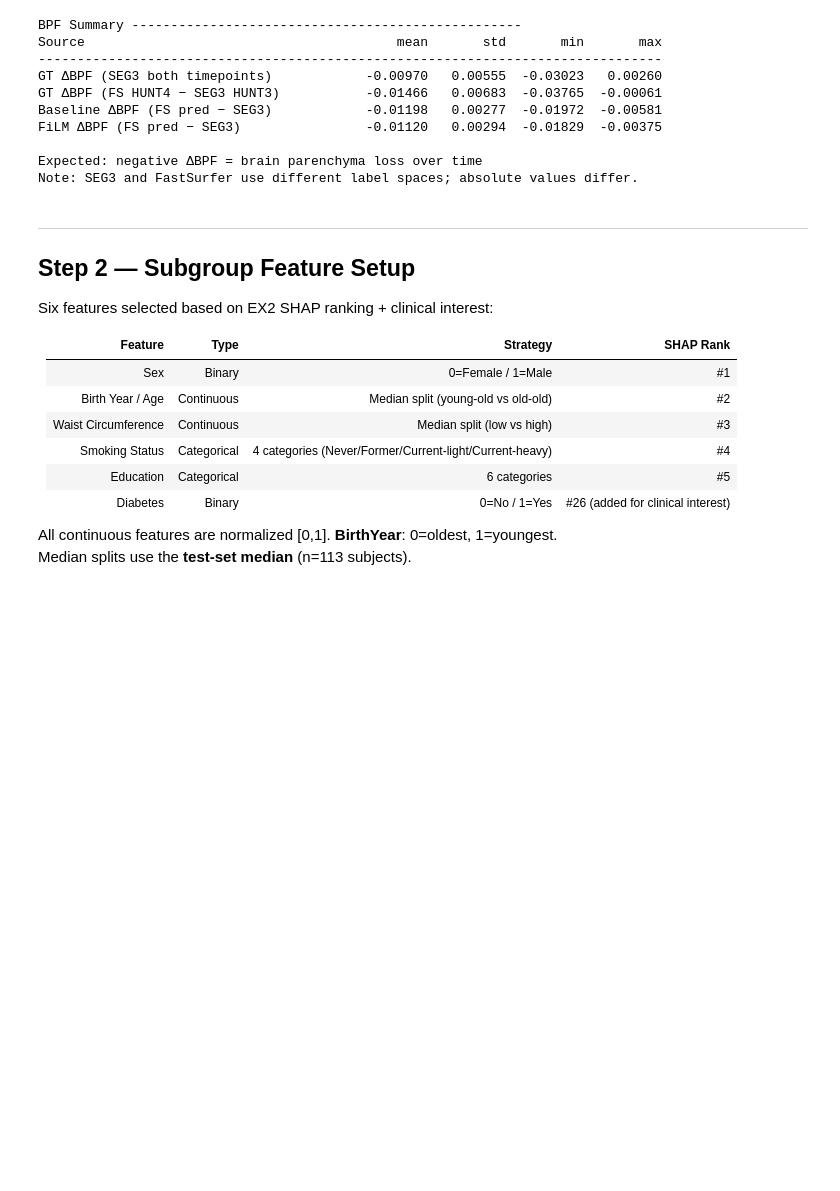
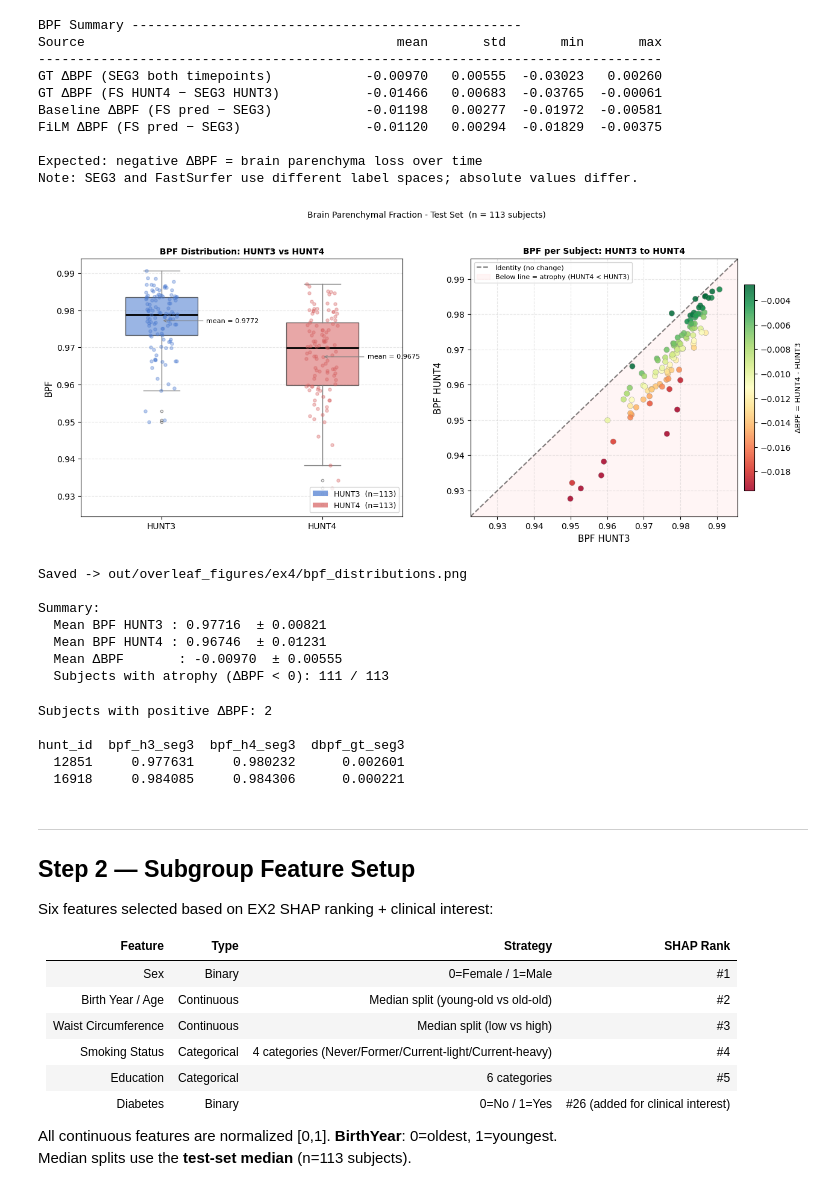
Before and after one commit to flippi321/NTNU-Master-project, a Jupyter notebook: EX4_subsets.ipynb, the cells around one changed output. Drawn from its saved outputs; the diff is of its cells as text; code cells hidden in the pictures; blank space fills up the shorter version.

```diff
--- a/EX4_subsets.ipynb
+++ b/EX4_subsets.ipynb
@@ -204,7 +204,7 @@ fig, axes = plt.subplots(1, 2, figsize=(13, 5.5))
 ax = axes[0]
 bp = ax.boxplot(
     [valid_bpf['bpf_h3_seg3'].values, valid_bpf['bpf_h4_seg3'].values],
-    labels=['HUNT3\n(baseline)', 'HUNT4\n(follow-up)'],
+    labels=['HUNT3', 'HUNT4'],
     patch_artist=True, widths=0.45,
     flierprops=dict(marker='o', markersize=3, alpha=0.4),
     medianprops=dict(color='black', linewidth=2),
@@ -219,7 +219,7 @@ for xi, col, color in [(1, 'bpf_h3_seg3', H3_COLOR), (2, 'bpf_h4_seg3', H4_COLOR
     jitter = np.random.uniform(-0.10, 0.10, len(vals))
     ax.scatter(xi + jitter, vals, color=color, alpha=0.35, s=14, zorder=3)
 
-ax.set_ylabel('Brain Parenchymal Fraction (BPF)', fontsize=11)
+ax.set_ylabel('BPF', fontsize=11)
 ax.set_title('BPF Distribution: HUNT3 vs HUNT4', fontsize=10, fontweight='bold')
 ax.grid(axis='y', alpha=0.3, linestyle='--')
 
@@ -243,37 +243,60 @@ sc = ax.scatter(
     vmin=delta.quantile(0.05), vmax=delta.quantile(0.95),
     s=45, alpha=0.85, edgecolors='gray', linewidths=0.3, zorder=3,
 )
 
 lo = min(valid_bpf['bpf_h3_seg3'].min(), valid_bpf['bpf_h4_seg3'].min()) - 0.005
 hi = max(valid_bpf['bpf_h3_seg3'].max(), valid_bpf['bpf_h4_seg3'].max()) + 0.005
 ax.plot([lo, hi], [lo, hi], 'k--', lw=1.5, alpha=0.5, label='Identity (no change)')
 ax.fill_between([lo, hi], [lo, lo], [lo, hi], alpha=0.04, color='red',
                 label='Below line = atrophy (HUNT4 < HUNT3)')
 
 ax.set_xlim(lo, hi)
 ax.set_ylim(lo, hi)
-ax.set_xlabel('BPF at HUNT3 (baseline)', fontsize=11)
-ax.set_ylabel('BPF at HUNT4 (follow-up)', fontsize=11)
-ax.set_title('BPF per Subject: HUNT3 \u2192 HUNT4', fontsize=10, fontweight='bold')
+ax.set_xlabel('BPF HUNT3', fontsize=11)
+ax.set_ylabel('BPF HUNT4', fontsize=11)
+ax.set_title('BPF per Subject: HUNT3 to HUNT4', fontsize=10, fontweight='bold')
 ax.grid(alpha=0.3, linestyle='--')
 ax.legend(fontsize=8, loc='upper left')
 
 cbar = fig.colorbar(sc, ax=ax, shrink=0.80, pad=0.02)
-cbar.set_label('\u0394BPF = BPF(HUNT4) \u2212 BPF(HUNT3)', fontsize=9)
+cbar.set_label('\u0394BPF = HUNT4 - HUNT3', fontsize=9)
 
 fig.suptitle(
     f'Brain Parenchymal Fraction - Test Set  (n = {len(valid_bpf)} subjects)',
     fontsize=10, y=1.03,
 )
 plt.tight_layout()
 plt.savefig(FIG_DIR / 'bpf_distributions.png', dpi=150, bbox_inches='tight')
 plt.show()
 print(f'Saved -> {FIG_DIR}/bpf_distributions.png')
 print(f'\nSummary:')
 print(f'  Mean BPF HUNT3 : {valid_bpf["bpf_h3_seg3"].mean():.5f}  \u00b1 {valid_bpf["bpf_h3_seg3"].std():.5f}')
 print(f'  Mean BPF HUNT4 : {valid_bpf["bpf_h4_seg3"].mean():.5f}  \u00b1 {valid_bpf["bpf_h4_seg3"].std():.5f}')
 print(f'  Mean \u0394BPF       : {delta.mean():.5f}  \u00b1 {delta.std():.5f}')
 print(f'  Subjects with atrophy (\u0394BPF < 0): {(delta < 0).sum()} / {len(delta)}')
+# %% [output]
+[figure, added]
+Saved -> out/overleaf_figures/ex4/bpf_distributions.png
+
+Summary:
+  Mean BPF HUNT3 : 0.97716  ± 0.00821
+  Mean BPF HUNT4 : 0.96746  ± 0.01231
+  Mean ΔBPF       : -0.00970  ± 0.00555
+  Subjects with atrophy (ΔBPF < 0): 111 / 113
+# %%
+# Subjects with positive ΔBPF (BPF increased HUNT3 → HUNT4)
+gainers = valid_bpf[valid_bpf['dbpf_gt_seg3'] > 0][['hunt_id', 'bpf_h3_seg3', 'bpf_h4_seg3', 'dbpf_gt_seg3']]
+gainers = gainers.sort_values('dbpf_gt_seg3', ascending=False)
+
+print(f'Subjects with positive ΔBPF: {len(gainers)}')
+print()
+print(gainers.to_string(index=False))
+# %% [output]
+Subjects with positive ΔBPF: 2
+
+hunt_id  bpf_h3_seg3  bpf_h4_seg3  dbpf_gt_seg3
+  12851     0.977631     0.980232      0.002601
+  16918     0.984085     0.984306      0.000221
 # %% [markdown]
 ---
 ## Step 2 — Subgroup Feature Setup
```
Also changed, not shown: parts of 7 cells of this notebook.
